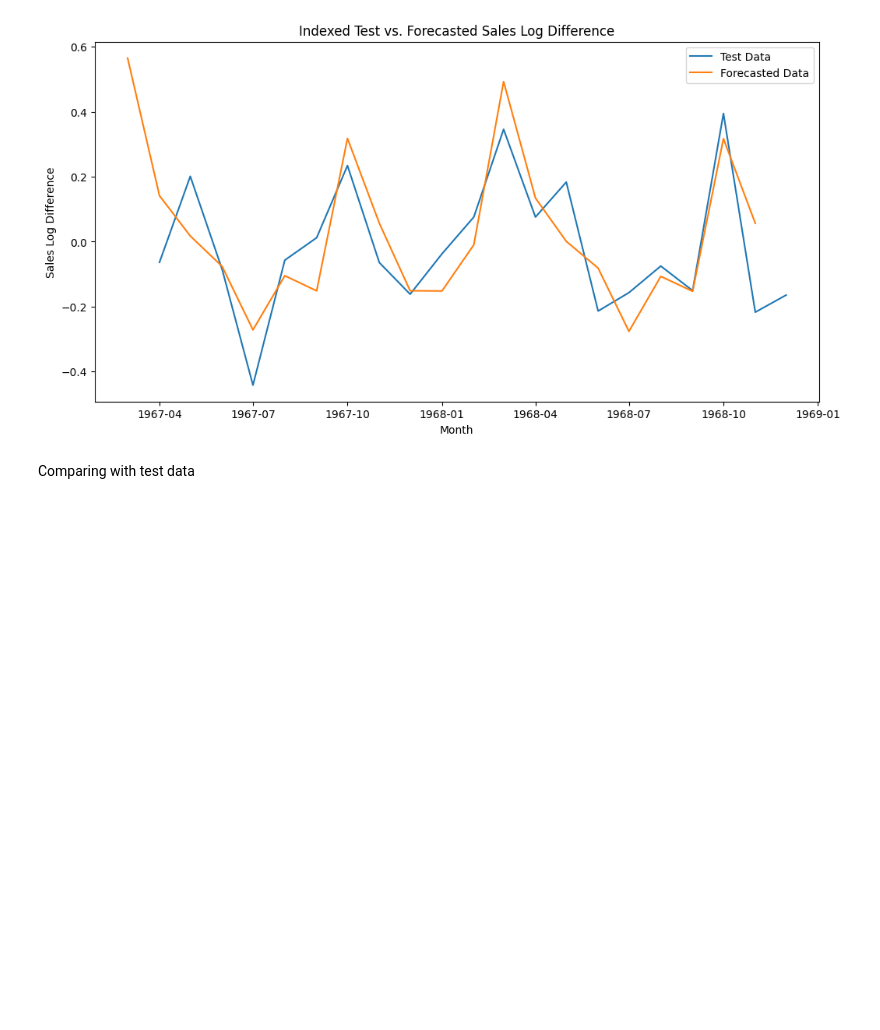
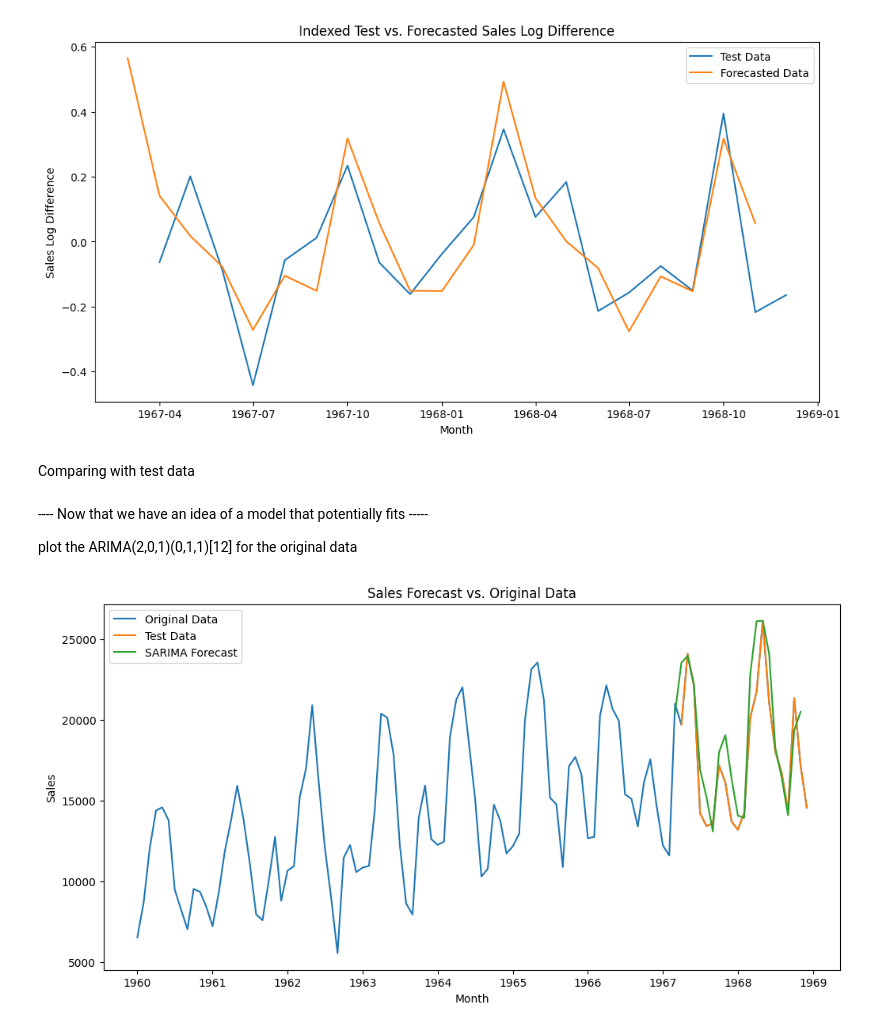
Before and after one commit to aymuos/masters-practise-repo, a Jupyter notebook: TSA_MonthlyCar_ds.ipynb, the cells around one changed output. Cells and saved outputs as stored; diff of their text form; code cells hidden in the pictures; blank space fills up the shorter version.

Commit message:
Comparing with original data vs forecasted data vs test data

```diff
--- a/TSA_MonthlyCar_ds.ipynb
+++ b/TSA_MonthlyCar_ds.ipynb
@@ -378,3 +378,57 @@ plt.show()
 [figure]
 # %% [markdown]
 Comparing with test data
+# %% [markdown]
+---- Now that we have an idea of a model that potentially fits -----
+
+plot the ARIMA(2,0,1)(0,1,1)[12] for the original data
+# %%
+# prompt: can you forecast Sales vs month using the ARIMA(2,0,1)(0,1,1)[12] model from training.csv and plot it. Plot the test data from test.csv in the same plot . Plot the original data from monthly_car sales .csv in the same plot
+
+import pandas as pd
+import matplotlib.pyplot as plt
+from statsmodels.tsa.statespace.sarimax import SARIMAX
+
+# Load the original data
+original_data = pd.read_csv('monthly-car-sales.csv', index_col='Month', parse_dates=True)
+
+# Load the training and test data (assuming they are already log-differenced)
+train_data = pd.read_csv('training_log_differenced.csv', index_col='Month', parse_dates=True)
+test_data = pd.read_csv('test_log_differenced.csv', index_col='Month', parse_dates=True)
+
+
+# Fit the SARIMA model
+model = SARIMAX(train_data['Sales_log_diff'], order=(2, 0, 1), seasonal_order=(0, 1, 1, 12))
+results = model.fit()
+
+# Forecast
+n_steps = len(test_data)
+forecast = results.get_forecast(steps=n_steps)
+forecasted_values = forecast.predicted_mean
+forecast_index = pd.date_range(start=train_data.index[-1] + pd.DateOffset(months=1), periods=n_steps, freq='MS')
+forecasted_data = pd.DataFrame({'Sales_log_diff': forecasted_values}, index=forecast_index)
+
+
+# Invert the log difference to get the actual sales forecast
+# First, create a dataframe to hold the cumulative sum of the forecasted log differences
+forecast_cumulative_sum = forecasted_data['Sales_log_diff'].cumsum()
+
+# Calculate the original forecast (assuming initial value in training data)
+last_train_value = train_data['Sales'].iloc[-1]
+forecasted_sales = np.exp(np.log(last_train_value) + forecast_cumulative_sum)
+
+forecasted_sales_df = pd.DataFrame({'Sales': forecasted_sales}, index=forecast_index)
+
+
+# Plot the results
+plt.figure(figsize=(12, 6))
+plt.plot(original_data['Sales'], label='Original Data') # plot original data
+plt.plot(test_data['Sales'], label='Test Data') # Plot the test data
+plt.plot(forecasted_sales_df['Sales'], label='SARIMA Forecast') # plot forcasted data
+plt.xlabel('Month')
+plt.ylabel('Sales')
+plt.title('Sales Forecast vs. Original Data')
+plt.legend()
+plt.show()
+# %% [output]
+[figure, added]
```
